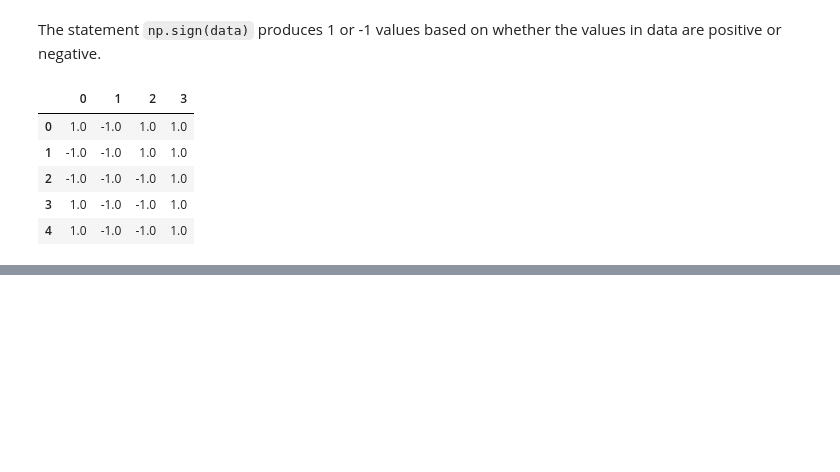
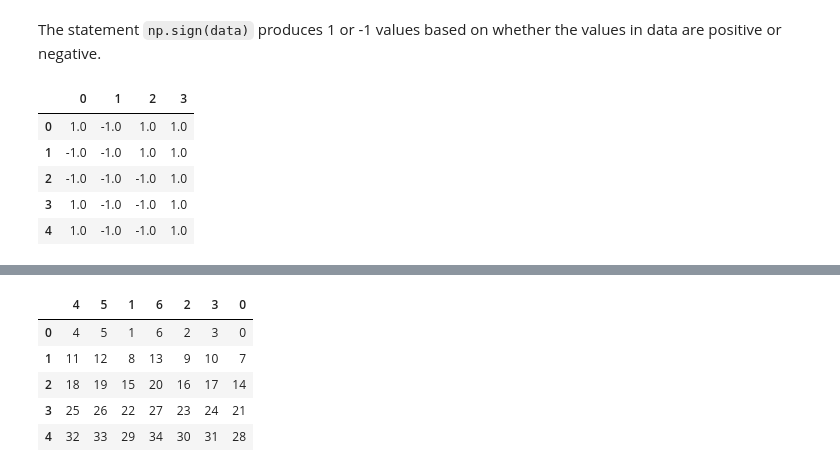
Before and after one commit to NajeebArif/data-analysis-with-python, a Jupyter notebook: data-cleaning-preparation/data-transformation.ipynb, the cells around one changed output, grey strips where cells are left out. Saved outputs shown, nothing was run; the diff lists cells and outputs as text; code cells hidden in the pictures; blank space fills up the shorter version.

```diff
--- a/data-cleaning-preparation/data-transformation.ipynb
+++ b/data-cleaning-preparation/data-transformation.ipynb
@@ -437,0 +481,9 @@ np.sign(data).head()
+# %%
+df.take(columns_sampler, axis="columns")
+# %% [output]
+|  | 4 | 5 | 1 | 6 | 2 | 3 | 0 |
+| 0 | 4 | 5 | 1 | 6 | 2 | 3 | 0 |
+| 1 | 11 | 12 | 8 | 13 | 9 | 10 | 7 |
+| 2 | 18 | 19 | 15 | 20 | 16 | 17 | 14 |
+| 3 | 25 | 26 | 22 | 27 | 23 | 24 | 21 |
+| 4 | 32 | 33 | 29 | 34 | 30 | 31 | 28 |
```
Also changed, not shown: parts of 11 cells of this notebook.
